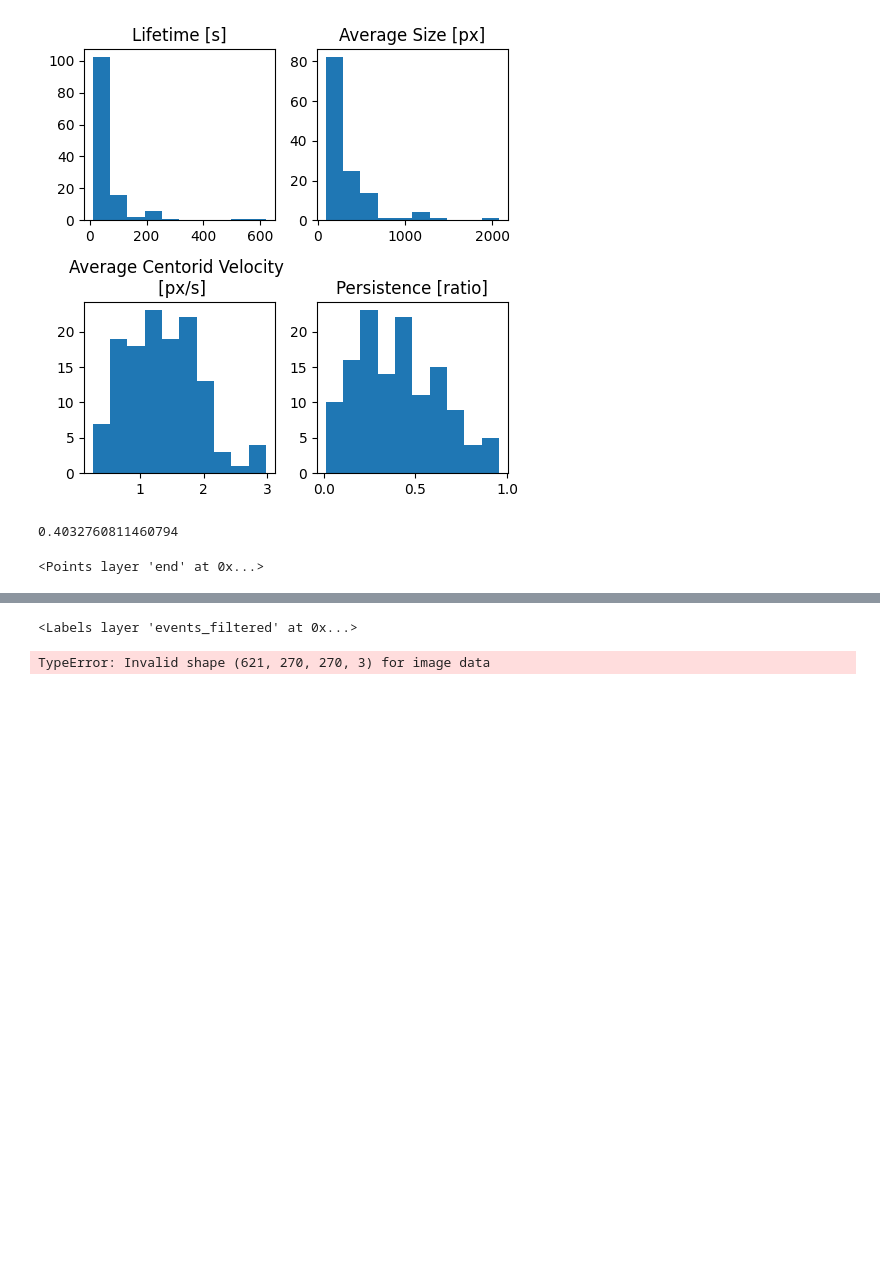
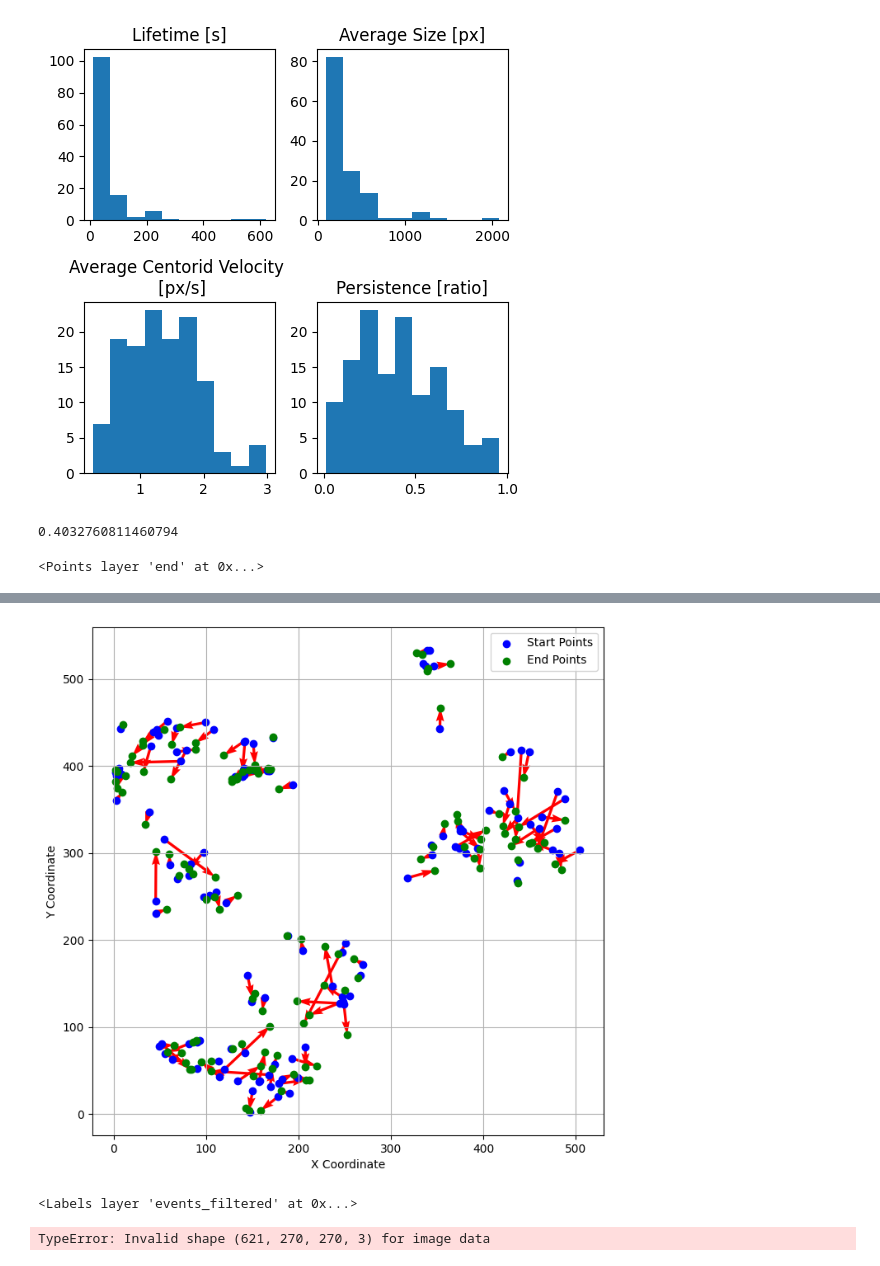
Before and after one commit to leaBroe/arcospx_analysis_quantification_correlation, a Jupyter notebook: arcospx_analysis_nb_finished.ipynb, the cells around one changed output, grey strips where cells are left out. Drawn from its saved outputs; the diff is of its cells as text; code cells hidden in the pictures; blank space fills up the shorter version.

```diff
--- a/arcospx_analysis_nb_finished.ipynb
+++ b/arcospx_analysis_nb_finished.ipynb
@@ -735,0 +703,62 @@ plt.show()
+# %%
+import napari
+import pandas as pd
+viewer = napari.Viewer()
+viewer.add_image(stable_fibres[50:-50, ...,0 ], name="binned_actin")
+
+# add origin and end points to to napari at their respective frames
+viewer = napari.current_viewer()
+viewer.add_points(
+    summary_df[["origin_t", "origin_x", "origin_y"]].values,
+    name="origin",
+    face_color="red",
+    symbol="cross",
+    size=10,
+    n_dimensional=True,
+)
+viewer.add_points(
+    summary_df[["end_t", "end_x", "end_y"]].values,
+    name="end",
+    face_color="blue",
+    symbol="cross",
+    size=10,
+    n_dimensional=True,
+)
+
+image_data = viewer.layers['binned_actin'].data
+
+#slice_index = image_data.shape[0] // 2
+selected_slice = image_data[0, :, :]
+
+start_points = viewer.layers['origin'].data
+# change the column names to match the summary_df
+start_points = pd.DataFrame(start_points, columns=['origin_t', 'origin_x', 'origin_y'])
+merged_df_start = pd.merge(start_points, summary_df[['id', 'origin_x', 'origin_y']], on=['origin_x', 'origin_y'], how='left')
+
+end_points = viewer.layers['end'].data
+end_points = pd.DataFrame(end_points, columns=['end_t', 'end_x', 'end_y'])
+merged_df_end = pd.merge(end_points, summary_df[['id', 'end_x', 'end_y']], on=['end_x', 'end_y'], how='left')
+
+# Merge the DataFrames on 'id'
+merged_df_full = pd.merge(merged_df_start, merged_df_end, on='id', suffixes=('_start', '_end'))
+merged_df_full
+
+# Calculate differences (dx, dy) for arrow directions
+merged_df_full['dx'] = merged_df_full['end_x'] - merged_df_full['origin_x']
+merged_df_full['dy'] = merged_df_full['end_y'] - merged_df_full['origin_y']
+
+# Plotting
+plt.figure(figsize=(8, 8))
+plt.quiver(merged_df_full['origin_x'], merged_df_full['origin_y'], merged_df_full['dx'], merged_df_full['dy'],
+           angles='xy', scale_units='xy', scale=1, color='red')
+
+# Optionally add start and end points
+plt.scatter(merged_df_full['origin_x'], merged_df_full['origin_y'], color='blue', label='Start Points')
+plt.scatter(merged_df_full['end_x'], merged_df_full['end_y'], color='green', label='End Points')
+
+plt.xlabel('X Coordinate')
+plt.ylabel('Y Coordinate')
+plt.legend()
+plt.grid(True)
+plt.show()
+# %% [output]
@@ -736,3 +775,4 @@ plt.show()
+[figure, added]
 # %%
 import warnings
 
```
Also changed, not shown: parts of 5 cells of this notebook.
